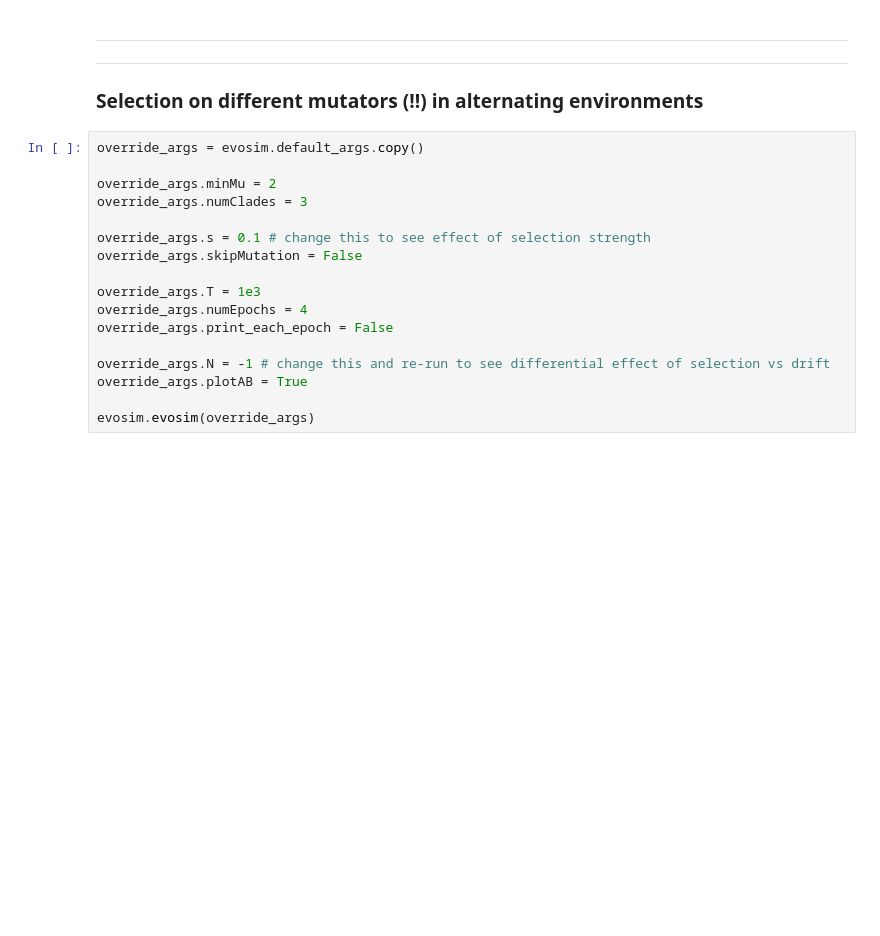
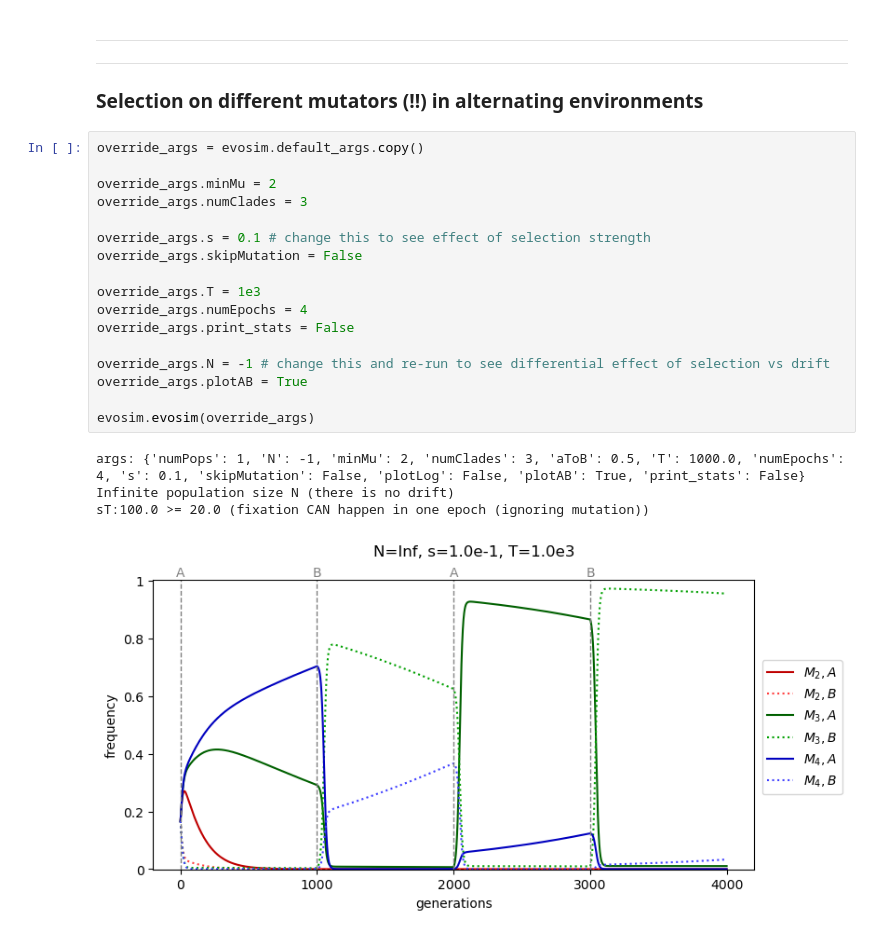
Before and after one commit to mepster/evosim, a Jupyter notebook: evosim.ipynb, the cells around one changed output. Saved outputs shown, nothing was run; the diff lists cells and outputs as text; blank space fills up the shorter version.

```diff
--- a/evosim.ipynb
+++ b/evosim.ipynb
@@ -192,17 +263,22 @@ evosim.evosim(override_args)
 # %%
 override_args = evosim.default_args.copy()
 
 override_args.minMu = 2
 override_args.numClades = 3
 
 override_args.s = 0.1 # change this to see effect of selection strength
 override_args.skipMutation = False
 
 override_args.T = 1e3
 override_args.numEpochs = 4
-override_args.print_each_epoch = False
+override_args.print_stats = False
 
 override_args.N = -1 # change this and re-run to see differential effect of selection vs drift
 override_args.plotAB = True
 
 evosim.evosim(override_args)
+# %% [output]
+args: {'numPops': 1, 'N': -1, 'minMu': 2, 'numClades': 3, 'aToB': 0.5, 'T': 1000.0, 'numEpochs': 4, 's': 0.1, 'skipMutation': False, 'plotLog': False, 'plotAB': True, 'print_stats': False}
+Infinite population size N (there is no drift)
+sT:100.0 >= 20.0 (fixation CAN happen in one epoch (ignoring mutation))
+[figure, added]
```
Also changed, not shown: parts of 8 cells of this notebook, 2 other files.
